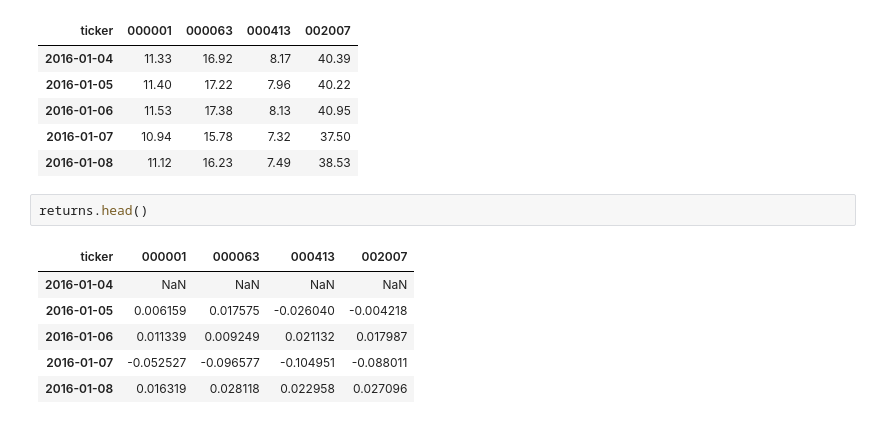
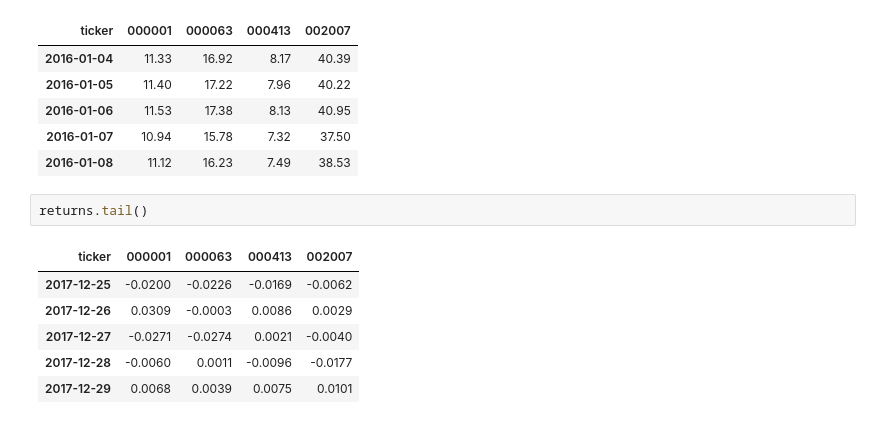
Before and after one commit to KangruiYuan/XQuant, a Jupyter notebook: Demo/Portfolio.ipynb, the cells around one changed output. Cells and saved outputs as stored; diff of their text form.

```diff
--- a/Demo/Portfolio.ipynb
+++ b/Demo/Portfolio.ipynb
@@ -18,14 +18,14 @@ closes.head()
 | 2016-01-07 | 10.94 | 15.78 | 7.32 | 37.50 |
 | 2016-01-08 | 11.12 | 16.23 | 7.49 | 38.53 |
 # %%
-returns.head()
+returns.tail()
 # %% [output]
 | ticker | 000001 | 000063 | 000413 | 002007 |
-| 2016-01-04 | NaN | NaN | NaN | NaN |
-| 2016-01-05 | 0.006159 | 0.017575 | -0.026040 | -0.004218 |
-| 2016-01-06 | 0.011339 | 0.009249 | 0.021132 | 0.017987 |
-| 2016-01-07 | -0.052527 | -0.096577 | -0.104951 | -0.088011 |
-| 2016-01-08 | 0.016319 | 0.028118 | 0.022958 | 0.027096 |
+| 2017-12-25 | -0.0200 | -0.0226 | -0.0169 | -0.0062 |
+| 2017-12-26 | 0.0309 | -0.0003 | 0.0086 | 0.0029 |
+| 2017-12-27 | -0.0271 | -0.0274 | 0.0021 | -0.0040 |
+| 2017-12-28 | -0.0060 | 0.0011 | -0.0096 | -0.0177 |
+| 2017-12-29 | 0.0068 | 0.0039 | 0.0075 | 0.0101 |
 # %%
 res = p.optimize_weights()
 # %% [output]
```
Also changed, not shown: parts of 5 cells of this notebook, 7 other files.
